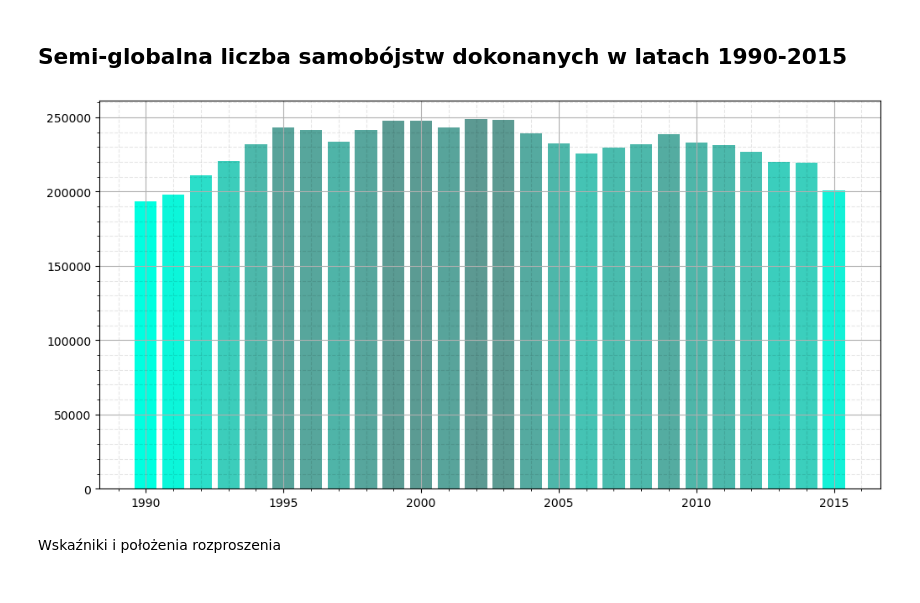
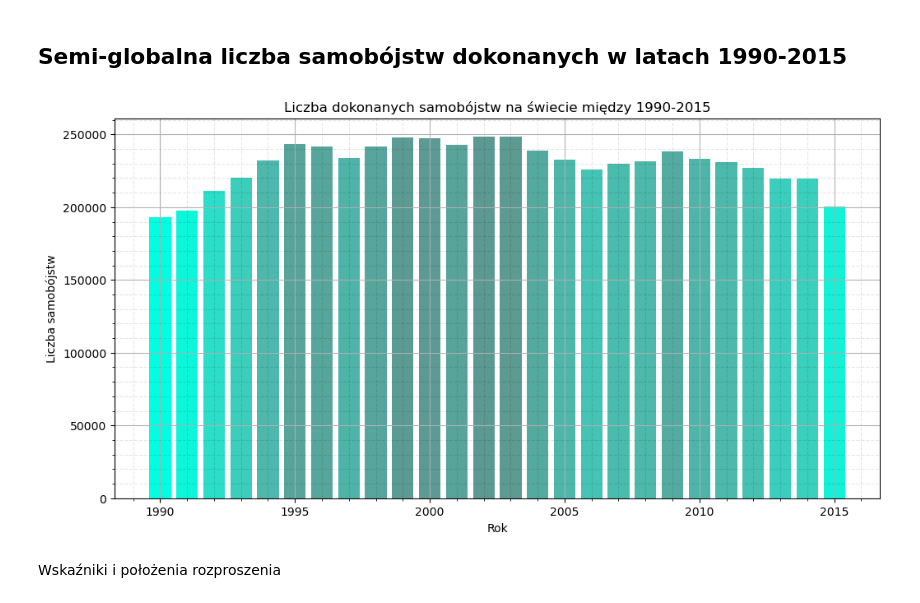
Before and after one commit to Szaroslav/suicides-data-analysis, a Jupyter notebook: src/suicides-data-analysis.ipynb, the cells around one changed output. Drawn from its saved outputs; the diff is of its cells as text; code cells hidden in the pictures.

```diff
--- a/src/suicides-data-analysis.ipynb
+++ b/src/suicides-data-analysis.ipynb
@@ -111,24 +112,28 @@ import matplotlib.colors as cl
 # %%
 res = cur.execute(f"""
     SELECT year, SUM(suicides_no)
     FROM suicides
     WHERE {years_range}
     GROUP BY year
     ORDER BY year DESC
 """)
 x, y = zip(*res.fetchall())
 y_min, y_max = min(y), max(y)
 
 fig, ax = plt.subplots(figsize=(12, 6))
 ax.bar(x, y, color=[cl.hsv_to_rgb((.48, 1 - (x - y_min) / (y_max - y_min) * .6, 1 - (x - y_min) / (y_max - y_min) * .4)) for x in y])
 
+ax.set_title("Liczba dokonanych samobójstw na świecie między 1990-2015")
+ax.set_xlabel("Rok")
+ax.set_ylabel("Liczba samobójstw")
+
 plt.minorticks_on()
 plt.grid(which="major")
 plt.grid(which="minor", linestyle="--", color="#000000", alpha=.1)
 
 plt.show()
 # %% [output]
-[figure, old version]
+[figure, new version]
 # %% [markdown]
 Wskaźniki i położenia rozproszenia
 # %%
```
Also changed, not shown: parts of 11 cells of this notebook.
